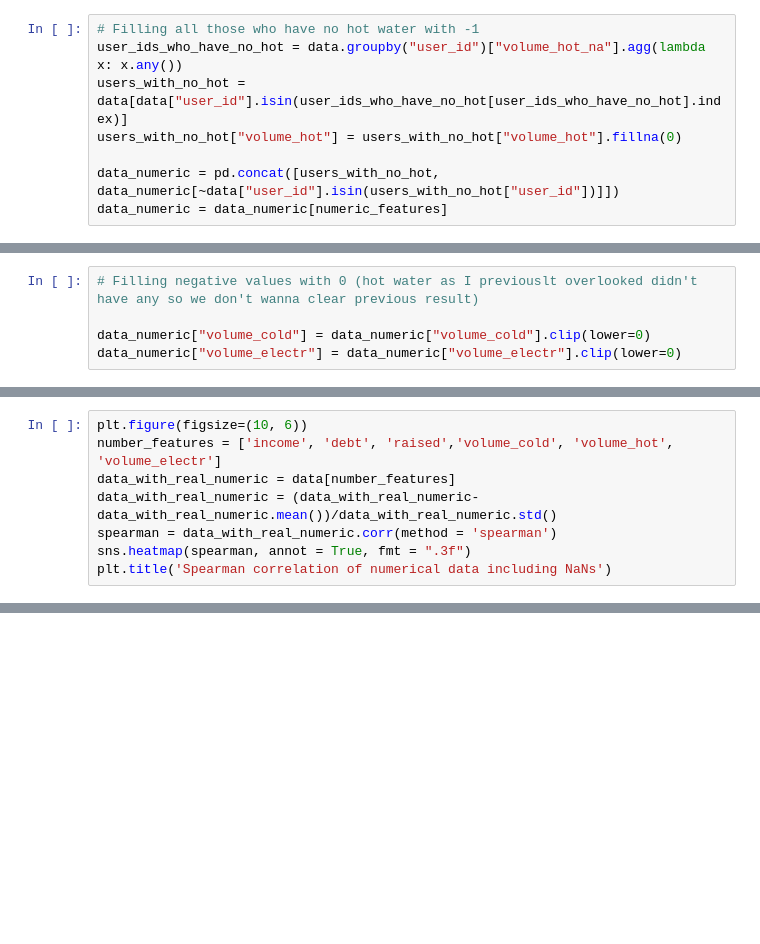
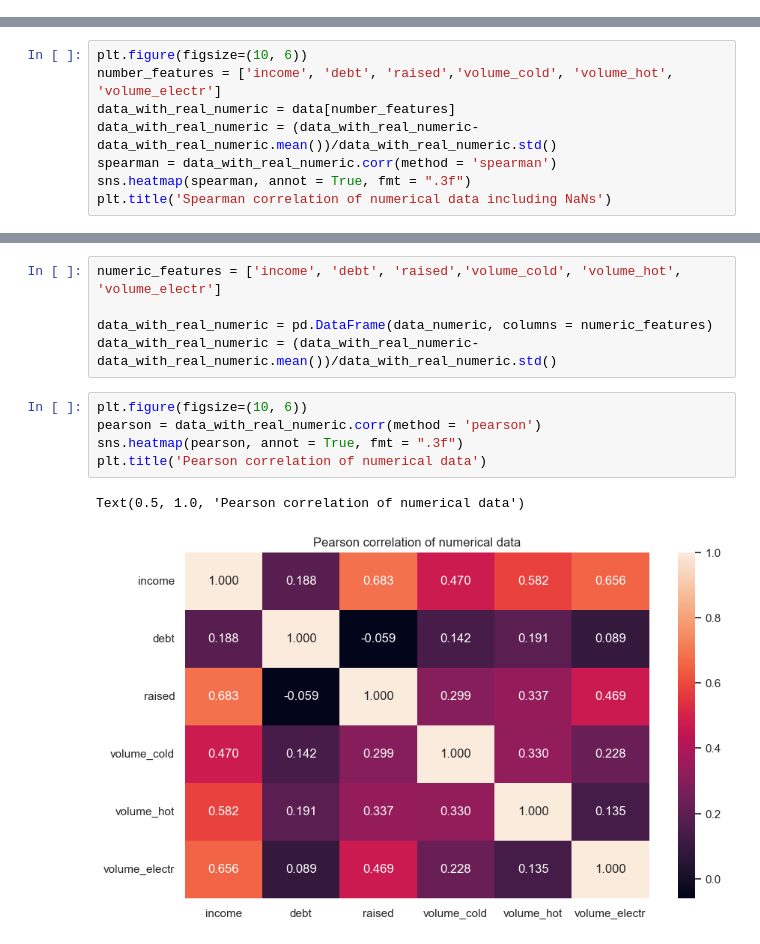
Before and after one commit to klyuchnikova/raii_summer_camp_2024, a Jupyter notebook: exploration_and_preprocessing.ipynb, the cells around one changed output, grey strips where cells are left out. Cells and saved outputs as stored; diff of their text form; blank space fills up the shorter version.

```diff
--- a/exploration_and_preprocessing.ipynb
+++ b/exploration_and_preprocessing.ipynb
@@ -300,8 +436,0 @@ data_numeric = data_filtered[numeric_features]
-# %%
-# Filling all those who have no hot water with -1
-user_ids_who_have_no_hot = data.groupby("user_id")["volume_hot_na"].agg(lambda x: x.any())
-users_with_no_hot = data[data["user_id"].isin(user_ids_who_have_no_hot[user_ids_who_have_no_hot].index)]
-users_with_no_hot["volume_hot"] = users_with_no_hot["volume_hot"].fillna(0)
-
-data_numeric = pd.concat([users_with_no_hot, data_numeric[~data["user_id"].isin(users_with_no_hot["user_id"])]])
-data_numeric = data_numeric[numeric_features]
@@ -312,5 +436,0 @@ assert data_numeric.shape[0] == data_filtered.shape[0]
-# %%
-# Filling negative values with 0 (hot water as I previouslt overlooked didn't have any so we don't wanna clear previous result)
-
-data_numeric["volume_cold"] = data_numeric["volume_cold"].clip(lower=0)
-data_numeric["volume_electr"] = data_numeric["volume_electr"].clip(lower=0)
@@ -529,0 +640,13 @@ plt.title('Spearman correlation of numerical data')
+# %%
+numeric_features = ['income', 'debt', 'raised','volume_cold', 'volume_hot', 'volume_electr']
+
+data_with_real_numeric = pd.DataFrame(data_numeric, columns = numeric_features)
+data_with_real_numeric = (data_with_real_numeric-data_with_real_numeric.mean())/data_with_real_numeric.std()
+# %%
+plt.figure(figsize=(10, 6))
+pearson = data_with_real_numeric.corr(method = 'pearson')
+sns.heatmap(pearson, annot = True, fmt = ".3f")
+plt.title('Pearson correlation of numerical data')
+# %% [output]
+Text(0.5, 1.0, 'Pearson correlation of numerical data')
+[figure, added]
```
Also changed, not shown: parts of 49 cells of this notebook, 3 other files.
